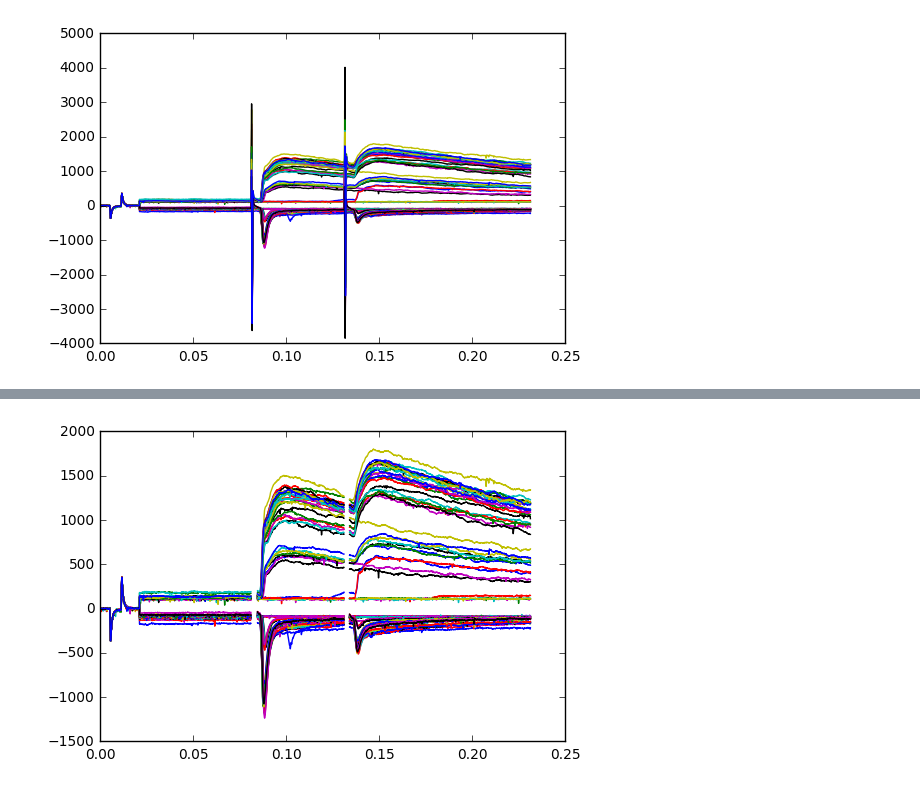
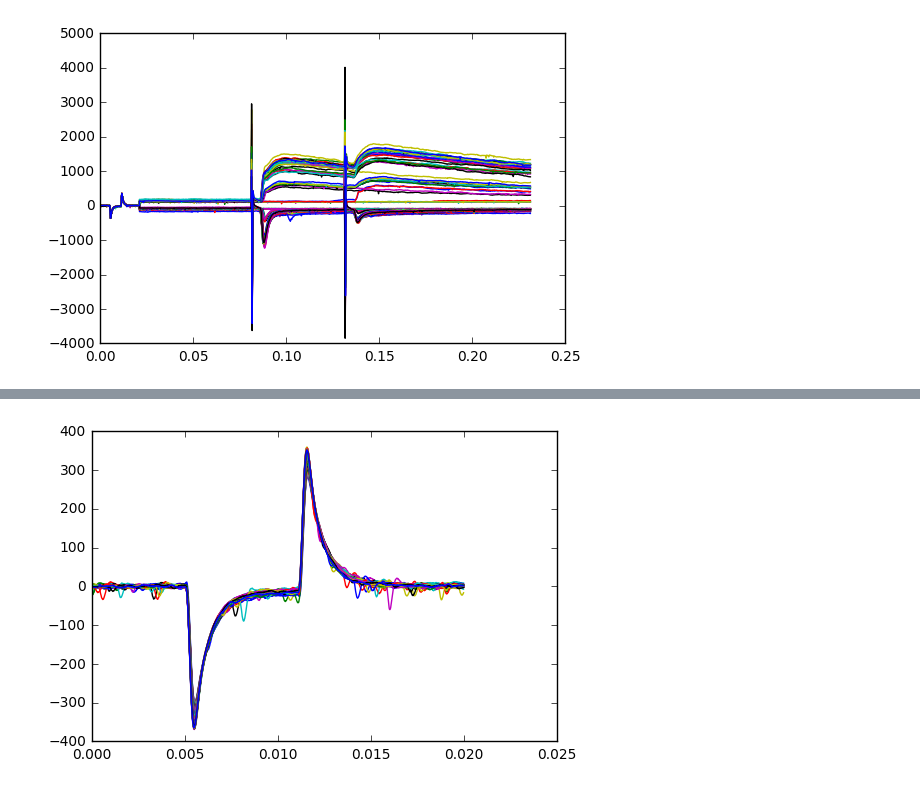
Before and after one commit to yuwie10/ephysAnalysis, a Jupyter notebook: ephysAnalysis.ipynb, the cells around one changed output, grey strips where cells are left out. Drawn from its saved outputs; the diff is of its cells as text; code cells hidden in the pictures.

```diff
--- a/ephysAnalysis.ipynb
+++ b/ephysAnalysis.ipynb
@@ -63,12 +71,27 @@ plt.show()
 # %%
 #time points
 
-timeBeginFirstArtifact = 0.081
-timeEndFirstArtifact = 0.0845 #generally 0.0845
-timeBegin2Artifact = 0.131
-timeEnd2Artifact = 0.134
+#artifacts
+firstArtBegin = 0.081
+firstArtEnd = 0.0845 #generally 0.0845
+secArtBegin = 0.131
+secArtEnd = 0.134
+
+#traces
+endCap = 0.02
+firstStimBegin = 0.08
+firstStimEnd = 0.125
+secStimBegin = 0.136
+secStimEnd = 0.175
+endTauTrace = 0.58
 # %%
 #remove stimulus artifacts
 
-wavesToAnalyze[timeBeginFirstArtifact:timeEndFirstArtifact] = np.nan
-wavesToAnalyze[timeBegin2Artifact:timeEnd2Artifact] = np.nan
+wavesToAnalyze[firstArtBegin:firstArtEnd] = np.nan
+wavesToAnalyze[secArtBegin:secArtEnd] = np.nan
+
+#normalize traces
+normalized = normalizeTraces(wavesToAnalyze)
+
+plt.plot(normalized)
+plt.show()
@@ -75,5 +100,9 @@ wavesToAnalyze[timeBegin2Artifact:timeEnd2Artifact] = np.nan
+# %%
+cap = wavesToAnalyze[0:endCap] #cap trace doesn't need to be normalized
+firstStim = normalized[firstStimBegin:firstStimEnd]
+bothStim = normalized[firstStimBegin:secStimEnd]
 # %%
-plt.plot(wavesToAnalyze)
+plt.plot(cap)
 plt.show()
 # %% [output]
-[figure, old version]
+[figure, new version]
```
Also changed, not shown: parts of 8 cells of this notebook.
